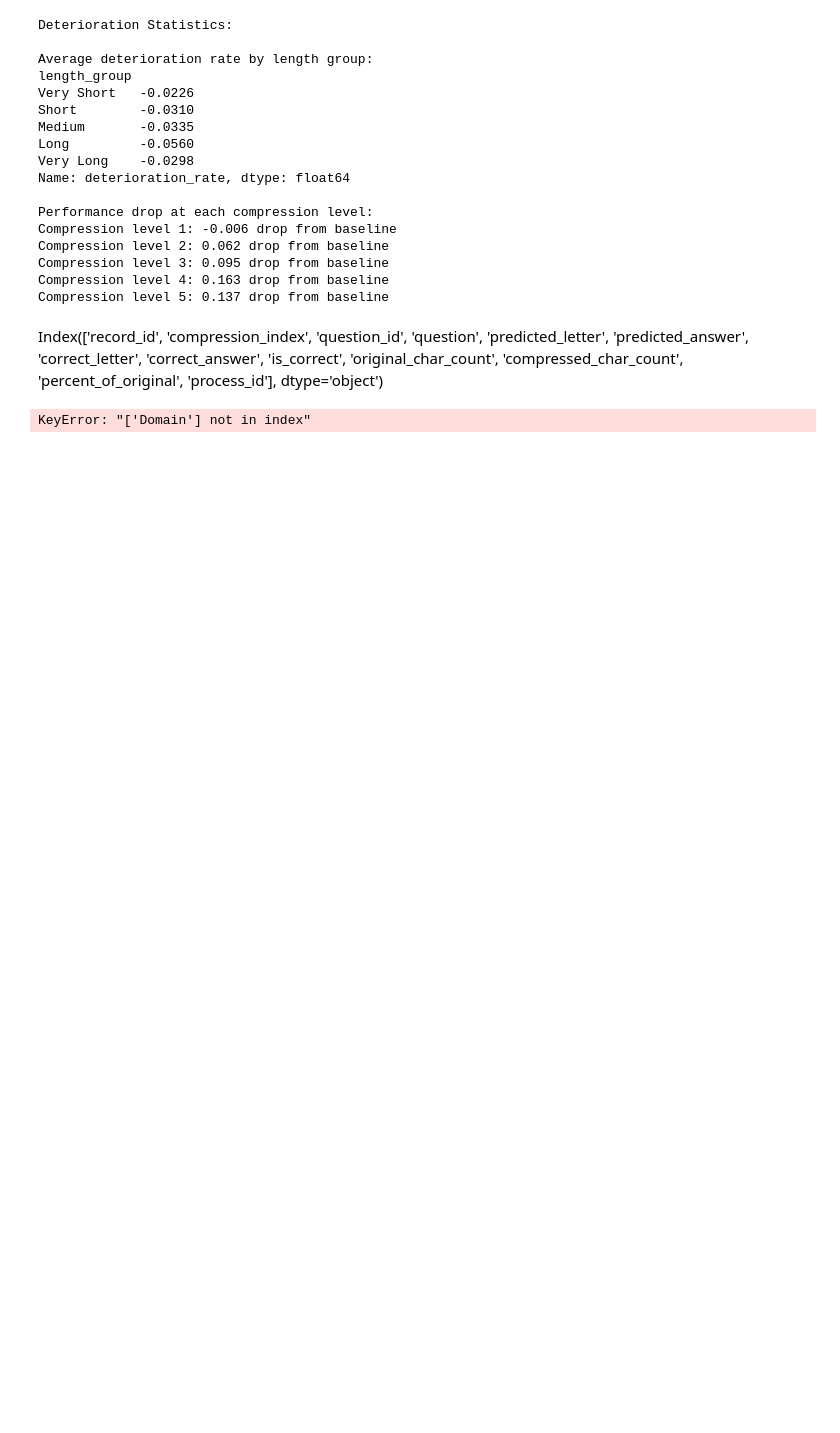
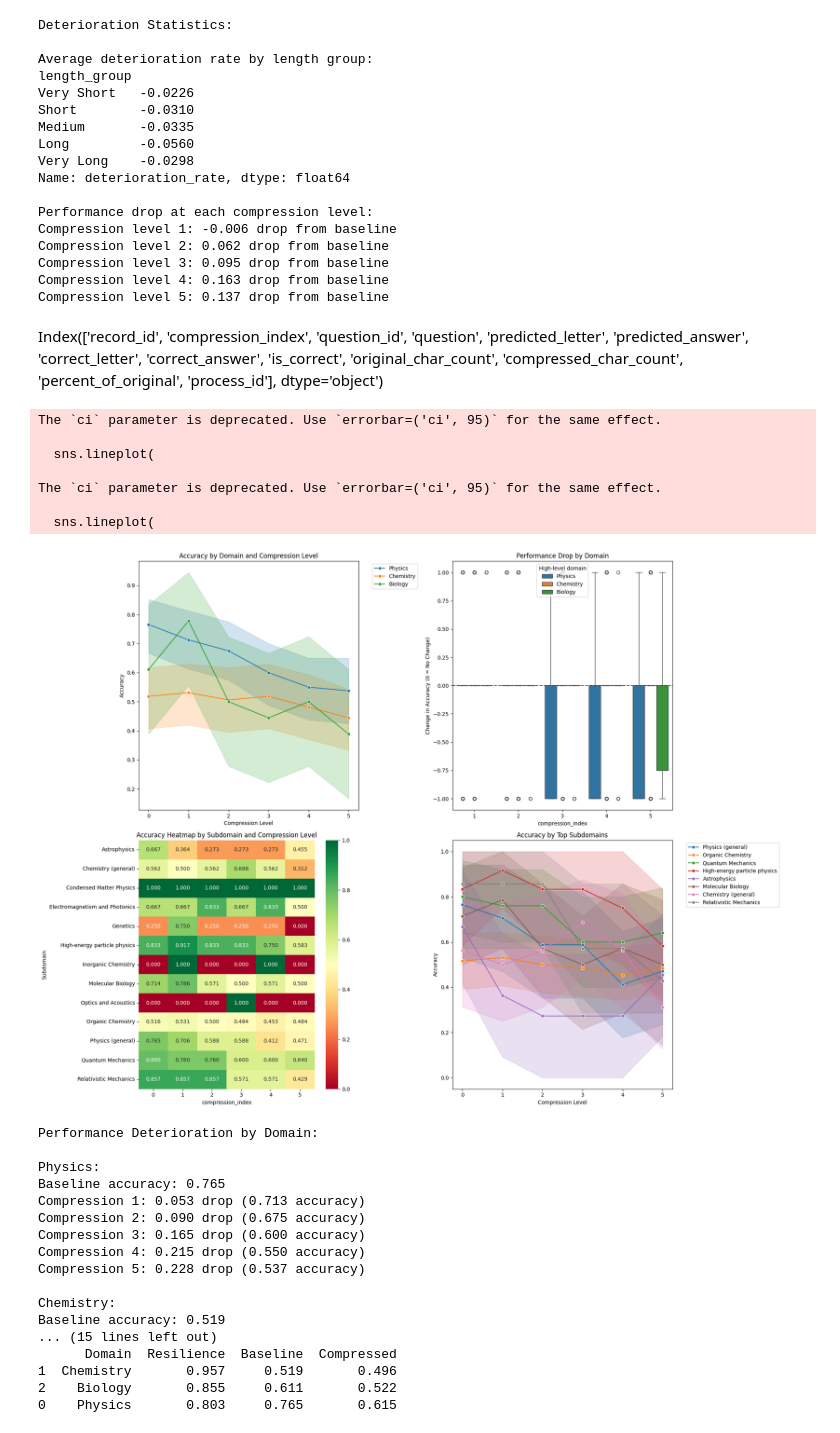
Before and after one commit to Bryan6734/SPAR-final, a Jupyter notebook: scripts/progress_tracker.ipynb, the cells around one changed output. Cells and saved outputs as stored; diff of their text form; code cells hidden in the pictures; blank space fills up the shorter version.

```diff
--- a/scripts/progress_tracker.ipynb
+++ b/scripts/progress_tracker.ipynb
@@ -506,7 +637,6 @@ Index(['record_id', 'compression_index', 'question_id', 'question',
        'compressed_char_count', 'percent_of_original', 'process_id'],
       dtype='object')
 # %%
-
 # Load results data
 timestamp = "20250130_195708"
 dfs = []
@@ -522,7 +652,7 @@ gpqa_df = pd.read_csv('../datasets/gpqa_diamond.csv')
 
 # Merge datasets
 merged_df = combined_df.merge(
-    gpqa_df[['Record ID', 'Domain', 'Subdomain']],
+    gpqa_df[['Record ID', 'High-level domain', 'Subdomain']],
     left_on='record_id',
     right_on='Record ID',
     how='left'
@@ -537,7 +667,7 @@ sns.lineplot(
     data=merged_df,
     x='compression_index',
     y='is_correct',
-    hue='Domain',
+    hue='High-level domain',
     marker='o',
     ci=95
 )
@@ -557,7 +687,7 @@ sns.boxplot(
     data=relative_performance[relative_performance['compression_index'] > 0],
     x='compression_index',
     y='performance_drop',
-    hue='Domain'
+    hue='High-level domain'
 )
 ax2.set_title('Performance Drop by Domain')
 ax2.set_ylabel('Change in Accuracy (0 = No Change)')
@@ -567,7 +697,7 @@ ax2.axhline(y=0, color='r', linestyle='--')
 ax3 = plt.subplot(2, 2, 3)
 heatmap_data = merged_df.pivot_table(
     values='is_correct',
-    index='Domain',
+    index='Subdomain',
     columns='compression_index',
     aggfunc='mean'
 )
@@ -580,7 +710,7 @@ sns.heatmap(
     vmin=0,
     vmax=1
 )
-ax3.set_title('Accuracy Heatmap by Domain and Compression Level')
+ax3.set_title('Accuracy Heatmap by Subdomain and Compression Level')
 
 # 4. Subdomain Analysis
 ax4 = plt.subplot(2, 2, 4)
@@ -603,35 +733,59 @@ ax4.legend(bbox_to_anchor=(1.05, 1), loc='upper left')
 
 plt.tight_layout()
 plt.show()
 
 # Print detailed statistics
 print("\nPerformance Deterioration by Domain:")
-for domain in merged_df['Domain'].unique():
-    domain_data = merged_df[merged_df['Domain'] == domain]
+for domain in merged_df['High-level domain'].unique():
+    domain_data = merged_df[merged_df['High-level domain'] == domain]
     baseline = domain_data[domain_data['compression_index'] == 0]['is_correct'].mean()
     print(f"\n{domain}:")
     print(f"Baseline accuracy: {baseline:.3f}")
     for idx in range(1, 6):
         compressed = domain_data[domain_data['compression_index'] == idx]['is_correct'].mean()
         drop = baseline - compressed
         print(f"Compression {idx}: {drop:.3f} drop ({compressed:.3f} accuracy)")
 
 # Calculate "resilience score" by domain
 print("\nDomain Resilience Scores (average performance retention):")
 domain_resilience = []
-for domain in merged_df['Domain'].unique():
-    domain_data = merged_df[merged_df['Domain'] == domain]
+for domain in merged_df['High-level domain'].unique():
+    domain_data = merged_df[merged_df['High-level domain'] == domain]
     baseline = domain_data[domain_data['compression_index'] == 0]['is_correct'].mean()
     compressed_accuracy = domain_data[domain_data['compression_index'] > 0]['is_correct'].mean()
     resilience_score = compressed_accuracy / baseline if baseline > 0 else 0
     domain_resilience.append({
         'Domain': domain,
         'Resilience': resilience_score,
         'Baseline': baseline,
         'Compressed': compressed_accuracy
     })
 
 resilience_df = pd.DataFrame(domain_resilience).sort_values('Resilience', ascending=False)
 print(resilience_df.round(3))
 # %% [output]
-KeyError: "['Domain'] not in index"
+The `ci` parameter is deprecated. Use `errorbar=('ci', 95)` for the same effect.
+
+  sns.lineplot(
+
+The `ci` parameter is deprecated. Use `errorbar=('ci', 95)` for the same effect.
+
+  sns.lineplot(
+[figure, added]
+Performance Deterioration by Domain:
+
+Physics:
+Baseline accuracy: 0.765
+Compression 1: 0.053 drop (0.713 accuracy)
+Compression 2: 0.090 drop (0.675 accuracy)
+Compression 3: 0.165 drop (0.600 accuracy)
+Compression 4: 0.215 drop (0.550 accuracy)
+Compression 5: 0.228 drop (0.537 accuracy)
+
+Chemistry:
+Baseline accuracy: 0.519
+... (15 lines left out)
+      Domain  Resilience  Baseline  Compressed
+1  Chemistry       0.957     0.519       0.496
+2    Biology       0.855     0.611       0.522
+0    Physics       0.803     0.765       0.615
```
Also changed, not shown: parts of 3 cells of this notebook, 6 other files.
